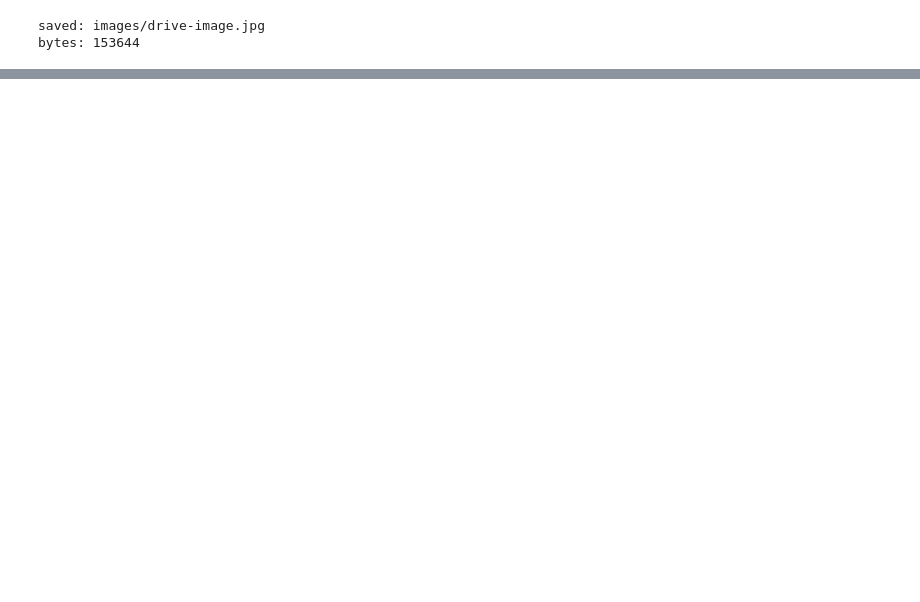
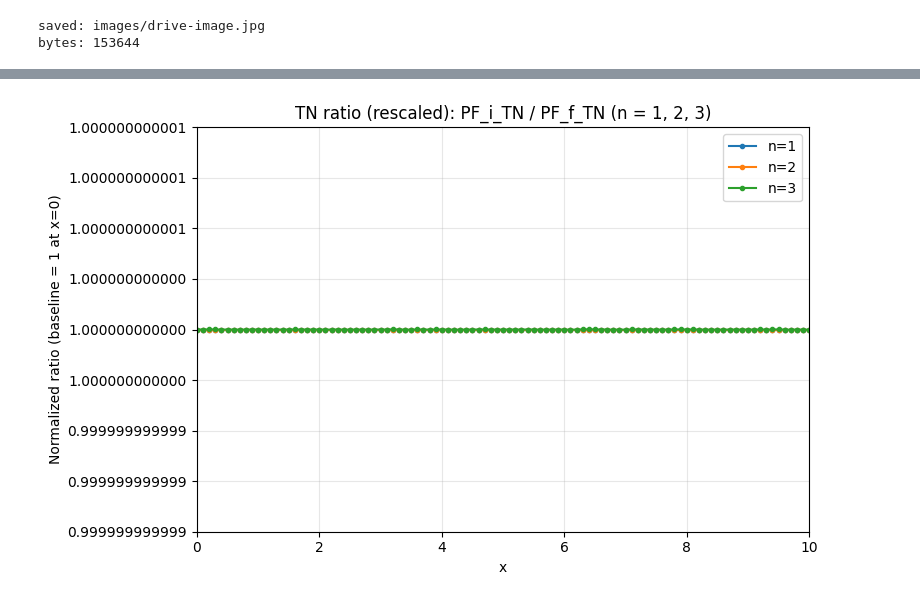
Before and after one commit to Ryomaw/LoopModel, a Jupyter notebook: CubicLoop/CubicLoop_ToyModel.ipynb, the cells around one changed output, grey strips where cells are left out. Drawn from its saved outputs; the diff is of its cells as text; code cells hidden in the pictures; blank space fills up the shorter version.

```diff
--- a/CubicLoop/CubicLoop_ToyModel.ipynb
+++ b/CubicLoop/CubicLoop_ToyModel.ipynb
@@ -127,0 +263,18 @@ PF_i(5, 4) - PF_f(5/4, 4)
+# %%
+def CL3by3OBC_TensorI_Centor(x, n):
+    T = np.zeros((n+1, n+1, n+1, n+1))
+    idx = np.arange(n+1)
+    for perm in ((idx, idx, 0, 0), (idx, 0, idx, 0), (idx, 0, 0, idx), (0, idx, idx, 0), (0, idx, 0, idx), (0, 0, idx, idx)):
+        T[perm] = x
+    T[idx, idx, idx, idx] = x**2
+    T[0, 0, 0, 0] = n
+    return T
+# %%
+def CL3by3OBC_TensorF_Centor(x, n):
+    T = np.zeros((n+1, n+1, n+1, n+1))
+    idx = np.arange(n+1)
+    for perm in ((idx, idx, 0, 0), (idx, 0, idx, 0), (idx, 0, 0, idx), (0, idx, idx, 0), (0, idx, 0, idx), (0, 0, idx, idx)):
+        T[perm] = x
+    T[idx, idx, idx, idx] = n * (x**2)
+    T[0, 0, 0, 0] = 1
+    return T
@@ -127,0 +363,67 @@ PF_i(5, 4) - PF_f(5/4, 4)
+# %%
+from pathlib import Path
+from matplotlib.ticker import FormatStrFormatter
+
+x_values = np.arange(0.0, 10.0 + 1e-9, 0.1)
+n_values = [1, 2, 3]
+
+out_dir = Path("tn_ratio_csv")
+out_dir.mkdir(exist_ok=True)
+png_path = out_dir / "TN_ratio.png"
+
+plt.figure(figsize=(8, 5))
+all_ratio_unit1 = []
+for n in n_values:
+    ratio_values = []
+    for x in x_values:
+        numerator = PF_i_TN(x, n)
+        denominator = PF_f_TN(x / n, n)
+        ratio_values.append(np.nan if np.isclose(denominator, 0.0) else numerator / denominator)
+
+    ratio_values = np.array(ratio_values, dtype=float)
+
+    # Re-define y-axis unit so each curve is around 1 (baseline at x=0).
+    finite_idx = np.where(np.isfinite(ratio_values))[0]
+    if finite_idx.size == 0:
+        ratio_unit1 = np.full_like(ratio_values, np.nan, dtype=float)
+    else:
+        base = ratio_values[finite_idx[0]]
+        ratio_unit1 = ratio_values / base
+
+    all_ratio_unit1.append(ratio_unit1)
+    plt.plot(x_values, ratio_unit1, marker="o", markersize=3, linewidth=1.5, label=f"n={n}")
+
+    csv_path = out_dir / f"TN_ratio_n{n}.csv"
+    data = np.column_stack((x_values, ratio_values, ratio_unit1))
+    np.savetxt(
+        csv_path,
+        data,
+        delimiter=",",
+        header="x,PF_i_TN_div_PF_f_TN,PF_i_TN_div_PF_f_TN_unit1",
+        comments="",
+    )
+    print(f"saved: {csv_path}")
+
+# Make y-axis display around 1 directly (disable offset/scientific style).
+all_ratio_unit1 = np.concatenate(all_ratio_unit1)
+finite_vals = all_ratio_unit1[np.isfinite(all_ratio_unit1)]
+center = np.nanmean(finite_vals) if finite_vals.size else 1.0
+spread = np.nanmax(np.abs(finite_vals - center)) if finite_vals.size else 1e-12
+pad = max(spread * 1.2, 1e-12)
+plt.ylim(center - pad, center + pad)
+
+ax = plt.gca()
+ax.ticklabel_format(axis="y", style="plain", useOffset=False)
+ax.yaxis.set_major_formatter(FormatStrFormatter("%.12f"))
+
+plt.xlabel("x")
+plt.ylabel("Normalized ratio (baseline = 1 at x=0)")
+plt.title("TN ratio (rescaled): PF_i_TN / PF_f_TN (n = 1, 2, 3)")
+plt.xlim(0, 10)
+plt.grid(True, alpha=0.3)
+plt.legend()
+plt.tight_layout()
+plt.savefig(png_path, dpi=300, bbox_inches="tight")
+print(f"saved: {png_path}")
+plt.show()
+# %% [output]
@@ -127,0 +434 @@ PF_i(5, 4) - PF_f(5/4, 4)
+[figure, added]
```
Also changed, not shown: parts of 36 cells of this notebook, 13 other files.
